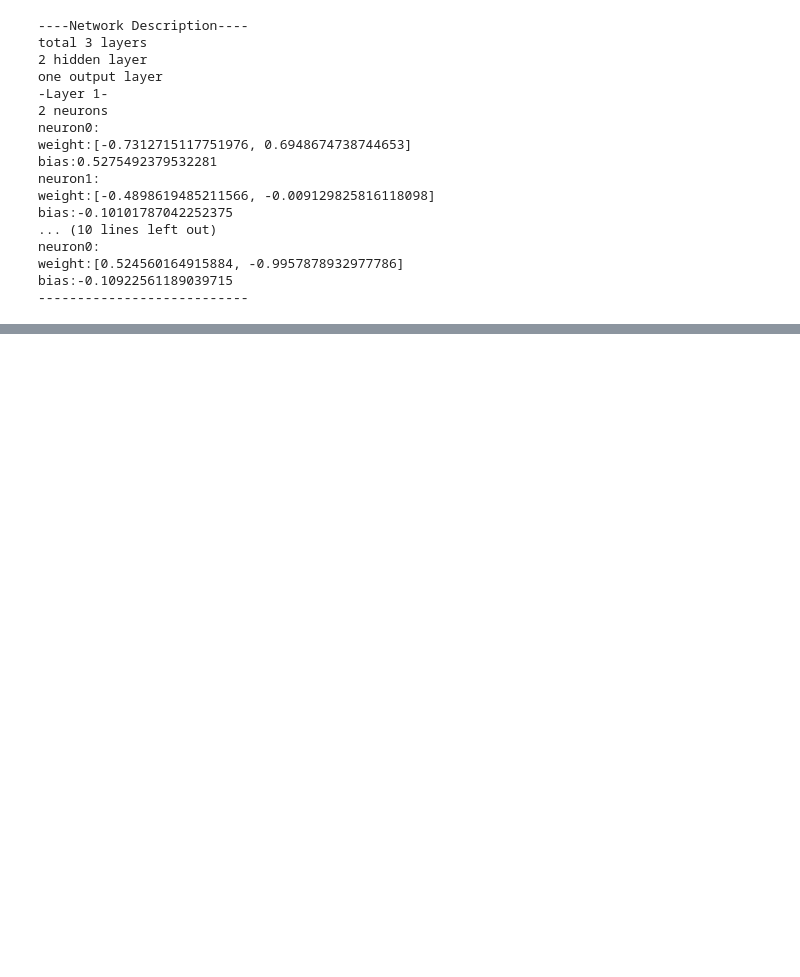
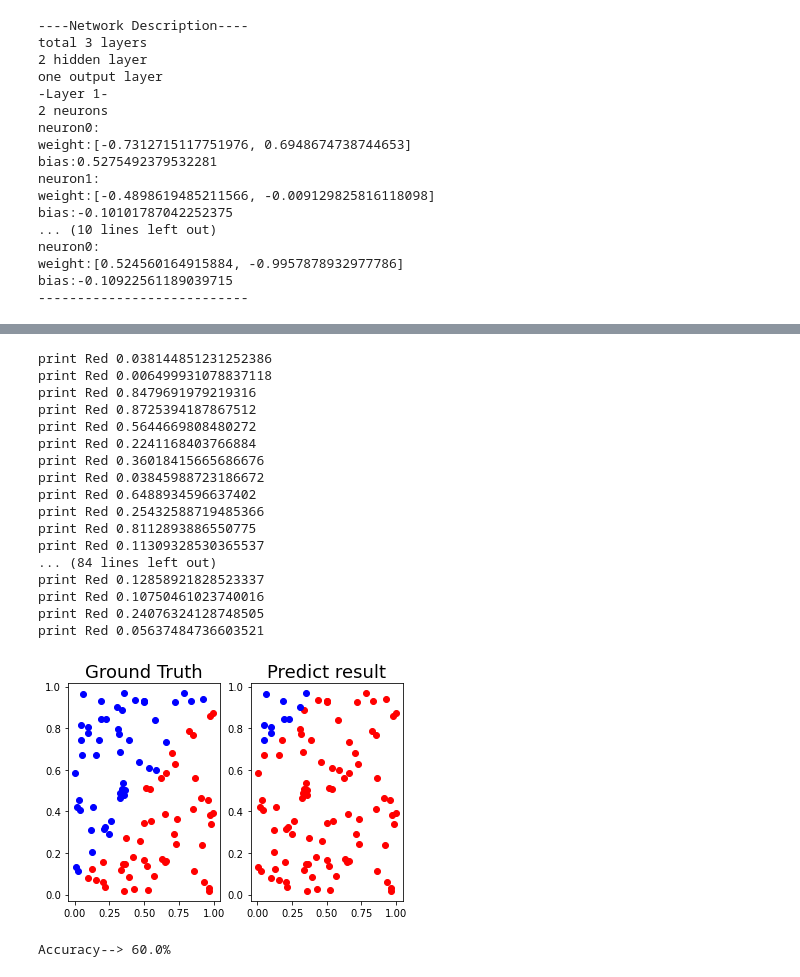
Before and after one commit to oscar1234456/NYCU_DLP2021_Lab1_Backpropagation, a Jupyter notebook: NYCU_DLP2021_Lab1_Backpropagation_class_version.ipynb, the cells around one changed output, grey strips where cells are left out. Cells and saved outputs as stored; diff of their text form; code cells hidden in the pictures; blank space fills up the shorter version.

```diff
--- a/NYCU_DLP2021_Lab1_Backpropagation_class_version.ipynb
+++ b/NYCU_DLP2021_Lab1_Backpropagation_class_version.ipynb
@@ -588,0 +644,2 @@ test(n_input=3)
+# %%
+Y_non_predict = xorNNNon.predict(X_non_train)
@@ -588,0 +664,23 @@ test(n_input=3)
+# %%
+show_result(X_non_train, Y_non_train, Y_non_predict)
+show_accuracy(Y_non_train, Y_non_predict)
+# %% [output]
+print Red 0.038144851231252386
+print Red 0.006499931078837118
+print Red 0.8479691979219316
+print Red 0.8725394187867512
+print Red 0.5644669808480272
+print Red 0.2241168403766884
+print Red 0.36018415665686676
+print Red 0.03845988723186672
+print Red 0.6488934596637402
+print Red 0.25432588719485366
+print Red 0.8112893886550775
+print Red 0.11309328530365537
+... (84 lines left out)
+print Red 0.12858921828523337
+print Red 0.10750461023740016
+print Red 0.24076324128748505
+print Red 0.05637484736603521
+[figure, added]
+Accuracy--> 60.0%
```
Also changed, not shown: parts of 43 cells of this notebook, 2 other files.
